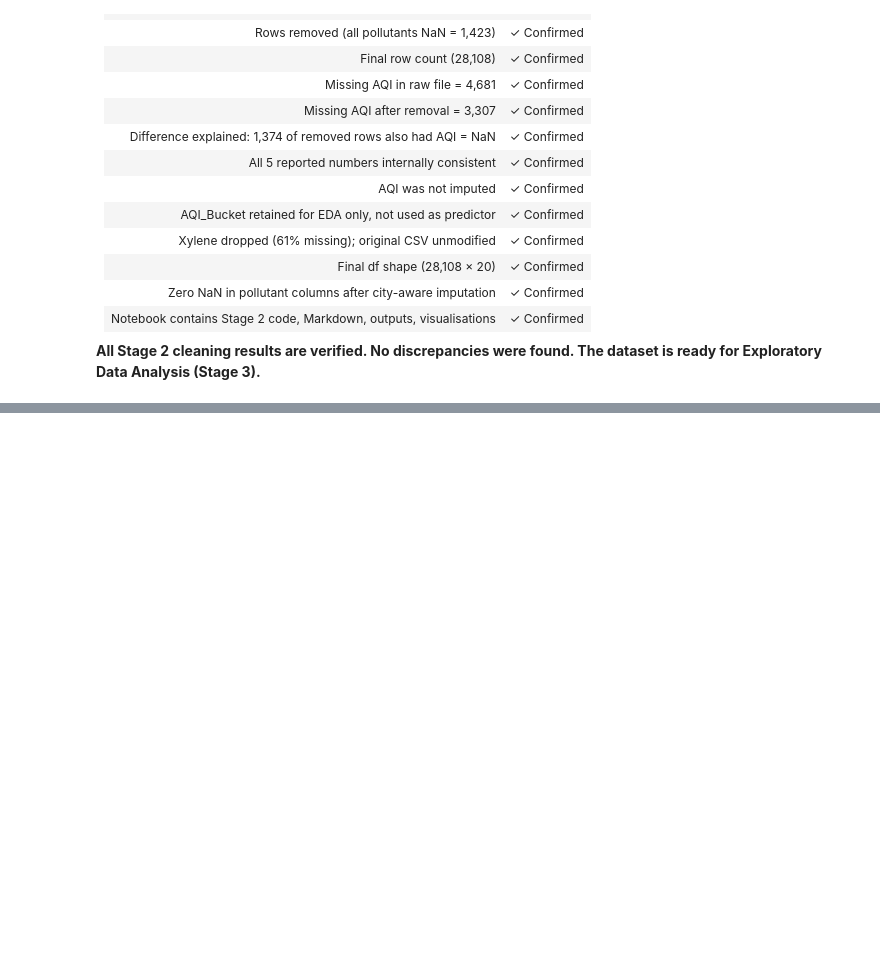
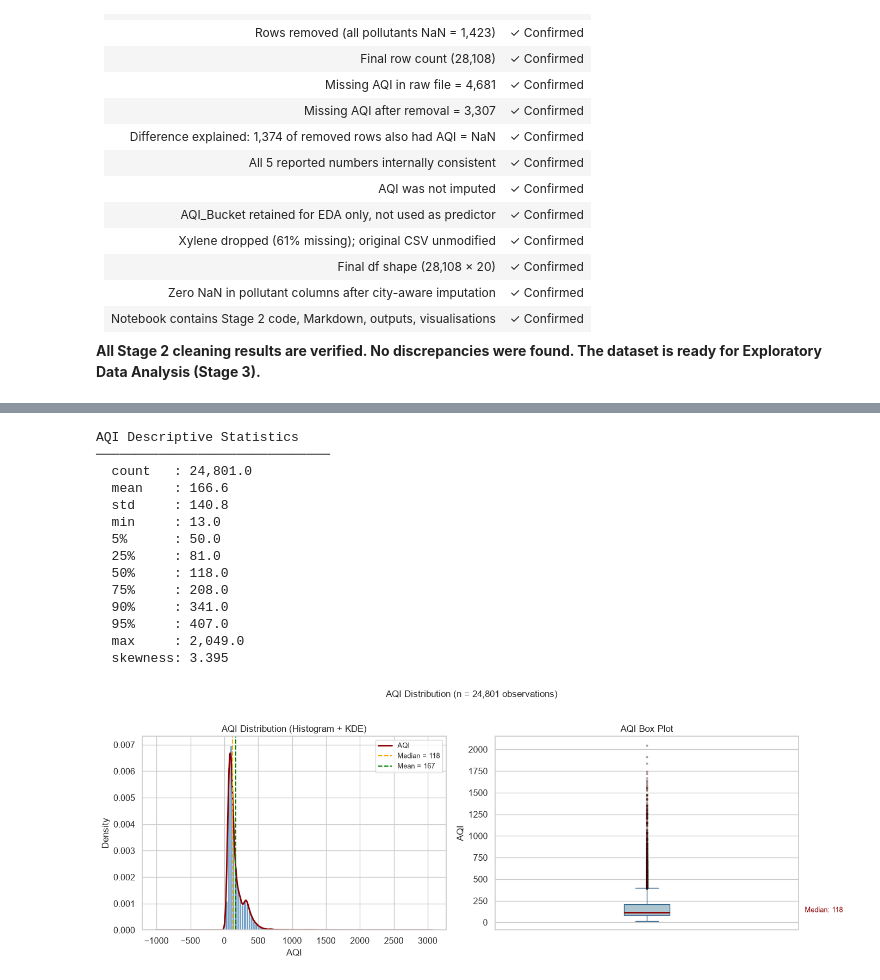
Before and after one commit to jaikishan1234/air-quality-analytics, a Jupyter notebook: notebooks/JaikishanNayak_AirQualityAnalytics.ipynb, the cells around one changed output, grey strips where cells are left out. Drawn from its saved outputs; the diff is of its cells as text; code cells hidden in the pictures; blank space fills up the shorter version.

```diff
--- a/notebooks/JaikishanNayak_AirQualityAnalytics.ipynb
+++ b/notebooks/JaikishanNayak_AirQualityAnalytics.ipynb
@@ -1057,0 +1089,60 @@ Key section headings present:
+# %%
+# ── AQI distribution: statistics + histogram + box plot ─────────────────────
+df_aqi = df.dropna(subset=['AQI']).copy()  # supervised-learning subset (AQI present)
+
+# Descriptive statistics
+aqi_stats = df_aqi['AQI'].describe(percentiles=[0.05, 0.25, 0.50, 0.75, 0.90, 0.95])
+aqi_skew  = df_aqi['AQI'].skew()
+print('AQI Descriptive Statistics')
+print('─' * 30)
+for k, v in aqi_stats.items():
+    print(f'  {k:<8}: {v:,.1f}')
+print(f'  {"skewness":<8}: {aqi_skew:.3f}')
+
+# Plot
+fig, axes = plt.subplots(1, 2, figsize=(14, 5))
+
+# Histogram + KDE
+ax = axes[0]
+ax.hist(df_aqi['AQI'], bins=60, color='steelblue', edgecolor='white', alpha=0.8, density=True)
+df_aqi['AQI'].plot.kde(ax=ax, color='darkred', linewidth=2)
+ax.axvline(df_aqi['AQI'].median(), color='orange', linestyle='--', linewidth=1.5, label=f'Median = {df_aqi["AQI"].median():.0f}')
+ax.axvline(df_aqi['AQI'].mean(),   color='green',  linestyle='--', linewidth=1.5, label=f'Mean = {df_aqi["AQI"].mean():.0f}')
+ax.set_xlabel('AQI')
+ax.set_ylabel('Density')
+ax.set_title('AQI Distribution (Histogram + KDE)')
+ax.legend(fontsize=9)
+
+# Box plot
+ax2 = axes[1]
+ax2.boxplot(df_aqi['AQI'], vert=True, patch_artist=True,
+            boxprops=dict(facecolor='#AEC6CF', color='#2c5f8a'),
+            medianprops=dict(color='darkred', linewidth=2),
+            flierprops=dict(marker='o', markersize=2, alpha=0.3, markerfacecolor='#d62728'),
+            whiskerprops=dict(color='#2c5f8a'),
+            capprops=dict(color='#2c5f8a'))
+ax2.set_ylabel('AQI')
+ax2.set_xticks([])
+ax2.set_title('AQI Box Plot')
+ax2.annotate(f'Median: {df_aqi["AQI"].median():.0f}', xy=(1.02, df_aqi['AQI'].median()),
+             xycoords=('axes fraction', 'data'), fontsize=9, color='darkred')
+
+plt.suptitle('AQI Distribution (n = {:,} observations)'.format(len(df_aqi)), y=1.02, fontsize=12)
+plt.tight_layout()
+plt.show()
+# %% [output]
+AQI Descriptive Statistics
+──────────────────────────────
+  count   : 24,801.0
+  mean    : 166.6
+  std     : 140.8
+  min     : 13.0
+  5%      : 50.0
+  25%     : 81.0
+  50%     : 118.0
+  75%     : 208.0
+  90%     : 341.0
+  95%     : 407.0
+  max     : 2,049.0
+  skewness: 3.395
+[figure, added]
```
Also changed, not shown: parts of 31 cells of this notebook, 4 other files.
